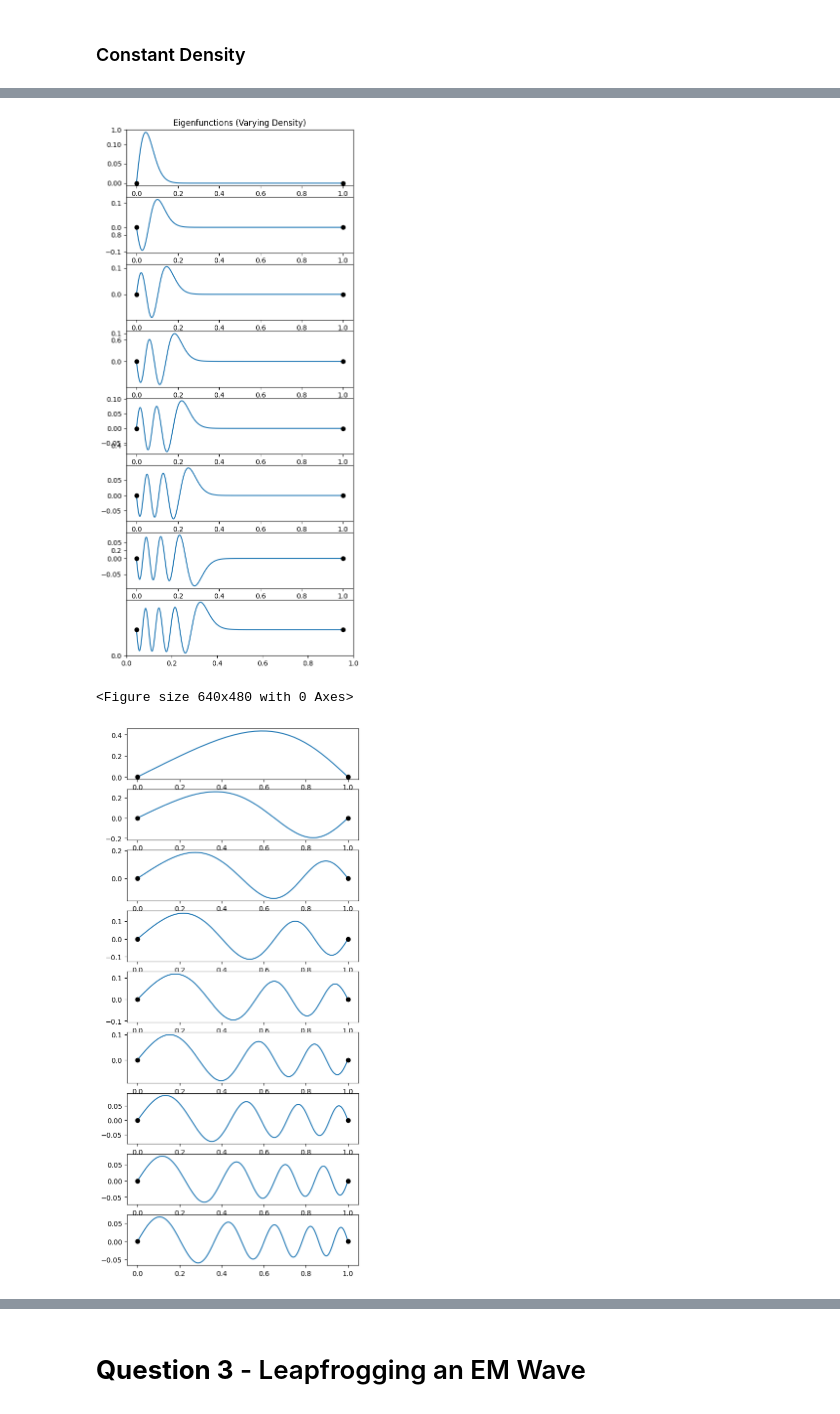
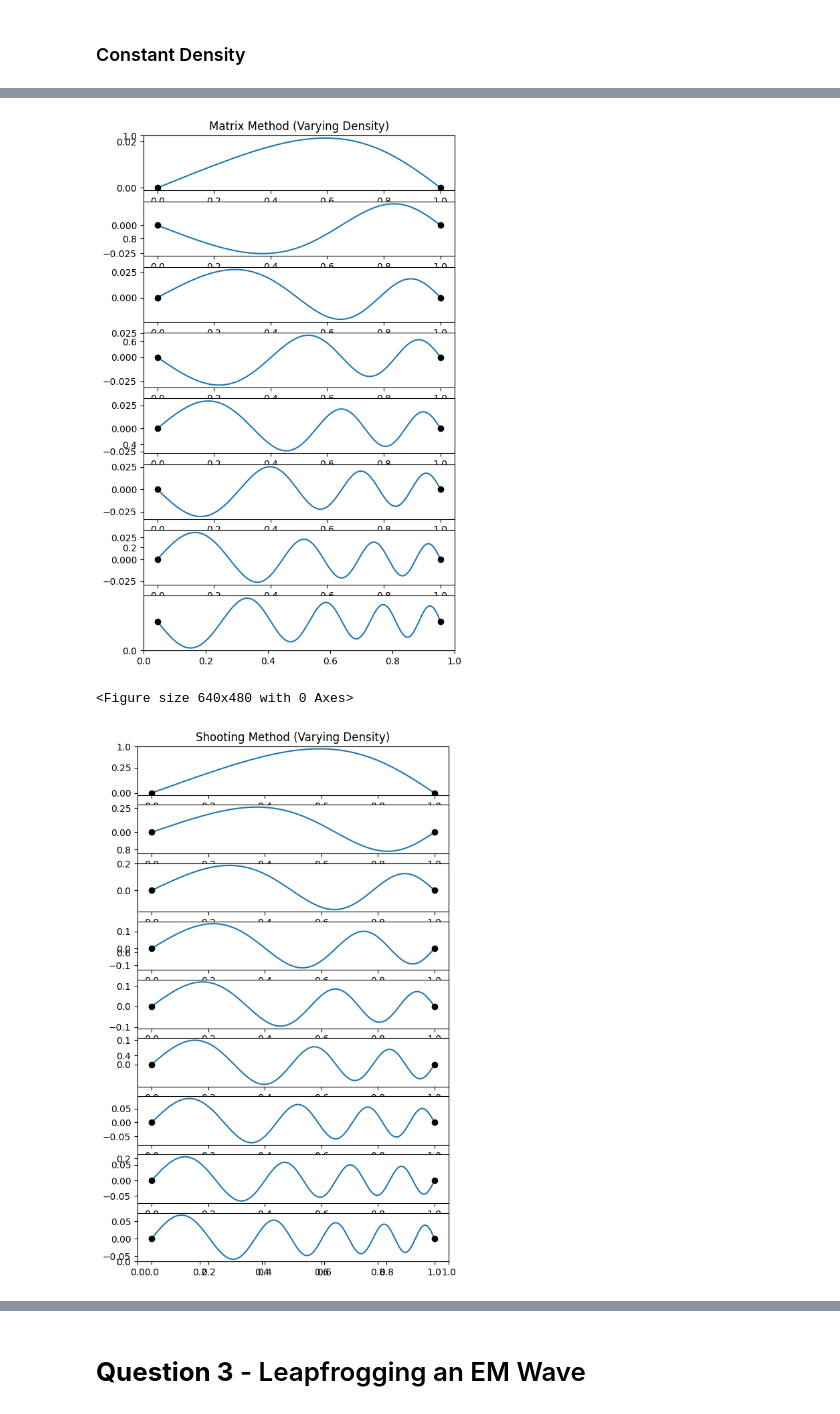
Before and after one commit to LFW25/PHYS512-Computational_Physics, a Jupyter notebook: Assignments/A6.ipynb, the cells around one changed output, grey strips where cells are left out. Drawn from its saved outputs; the diff is of its cells as text; code cells hidden in the pictures.

```diff
--- a/Assignments/A6.ipynb
+++ b/Assignments/A6.ipynb
@@ -539,37 +552,12 @@ shoot_const()
-# %%
-#####################
-# Varying Density String
-#####################
-
-A_varying_density = np.diag(2*rho(x)) - np.diag(alpha*rho(x)[:-1], k=1) - np.diag(alpha*rho(x)[:-1], k=-1)
-
-eigenvalues_varying, eigenvectors_varying = eigh(A_varying_density)
-
-### Plot Results ###
-
-fig2 = plt.figure(figsize = (6,14))
-plt.title('Eigenfunctions (Varying Density)')
-for i in range(plot_modes):
-    plt.subplot(plot_modes, 1, 1+i)
-    ax2 = plt.gca()
-    plt.plot(x, eigenvectors_varying[:, i], label=f"Mode {i+1}")
-    plt.plot((0,1),(0,0), 'ko')
-    ax_v = plt.gca()
-
-ax_v.xaxis.set_tick_params(labelbottom=False)
-ax_v.yaxis.set_tick_params(labelleft=False)
-ax_v.set_xticks([])
-ax_v.set_yticks([])
-
-ax2.xaxis.set_tick_params(labelbottom=False)
-ax2.yaxis.set_tick_params(labelleft=False)
-ax2.set_xticks([])
-ax2.set_yticks([])
-
-plt.show()
-
-shoot_vary()
-# %% [output]
-[figure, removed]
-<Figure size 640x480 with 0 Axes>
-[figure, removed]
+# %%
+def b_vary(x):
+    # Returns the b matrix for a varying density string (density is 1 + 10*x**2)
+    b = np.diag((1 + 10*x**2)*np.ones(len(x)))
+    return b
+
+mat_method(8, 1, 1000, b_vary) # plot first 8 modes for a varying density string with length 1 and 1000 grid points
+shoot_vary() # plot the shooting method result too
+# %% [output]
+[figure, added]
+<Figure size 640x480 with 0 Axes>
+[figure, added]
```
Also changed, not shown: parts of 16 cells of this notebook.
